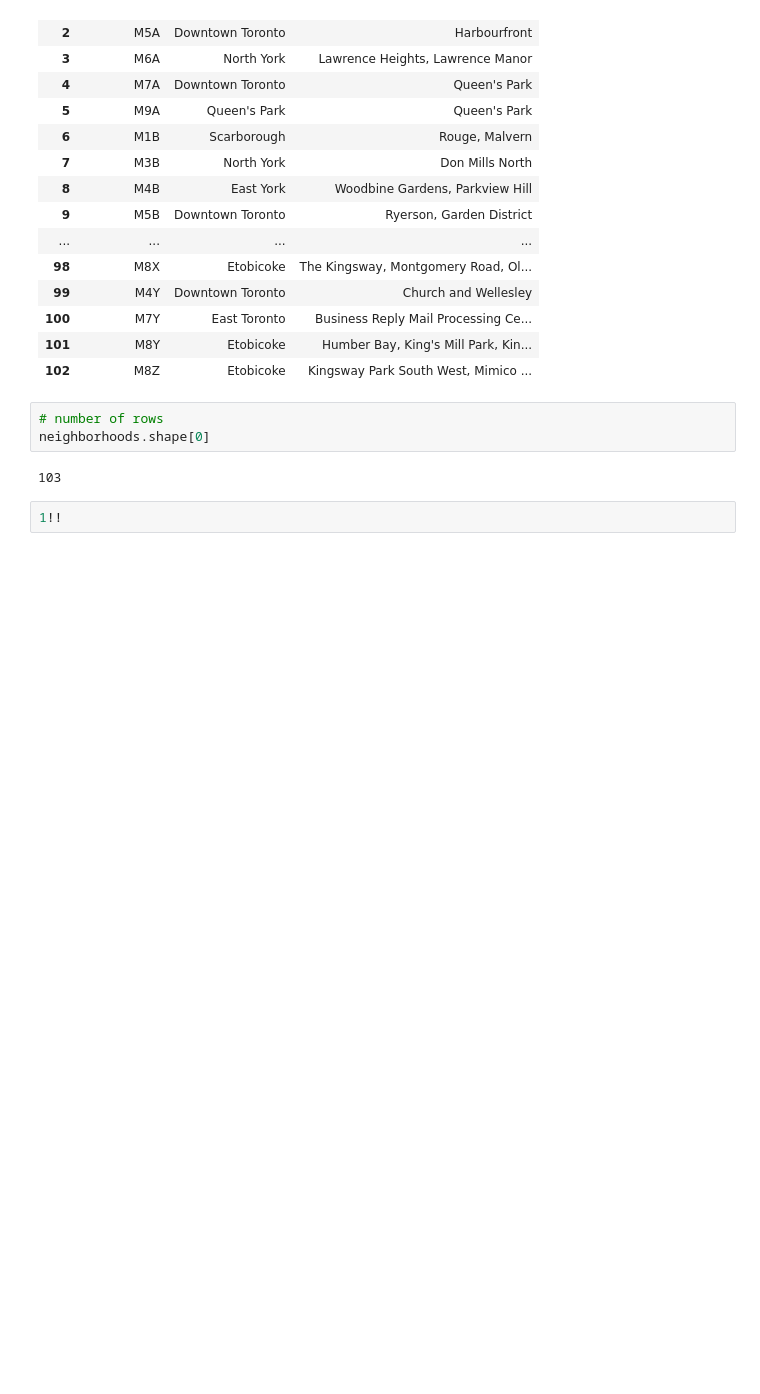
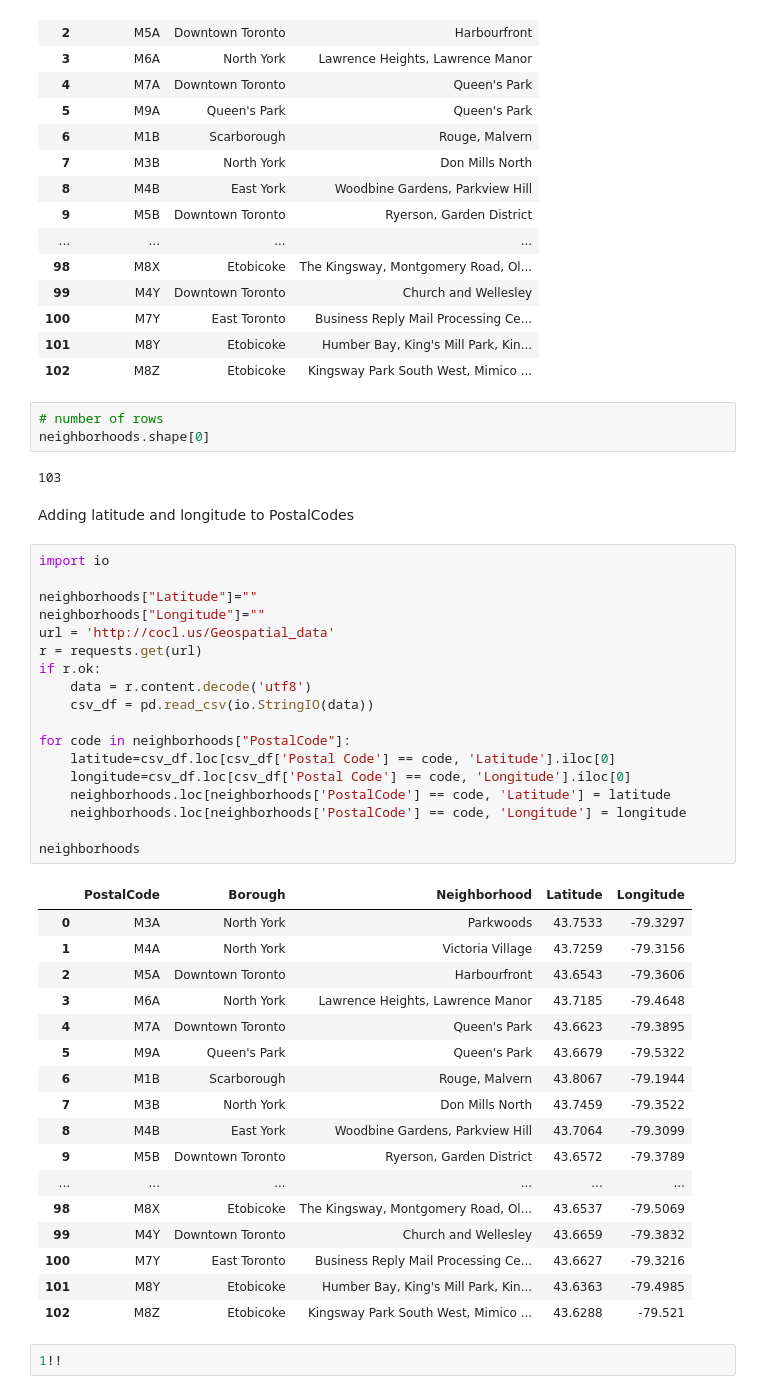
Before and after one commit to Apoo7700/toronto-neighborhood-analysis, a Jupyter notebook: Toronto_neighborhood.ipynb, the cells around one changed output. Drawn from its saved outputs; the diff is of its cells as text; blank space fills up the shorter version.

Commit message:
added latitude and longitude

```diff
--- a/Toronto_neighborhood.ipynb
+++ b/Toronto_neighborhood.ipynb
@@ -87,5 +87,43 @@ neighborhoods
 neighborhoods.shape[0]
 # %% [output]
 103
+# %% [markdown]
+Adding latitude and longitude to PostalCodes
+# %%
+import io
+
+neighborhoods["Latitude"]=""
+neighborhoods["Longitude"]=""
+url = 'http://cocl.us/Geospatial_data'
+r = requests.get(url)
+if r.ok:
+    data = r.content.decode('utf8')
+    csv_df = pd.read_csv(io.StringIO(data))
+
+for code in neighborhoods["PostalCode"]:
+    latitude=csv_df.loc[csv_df['Postal Code'] == code, 'Latitude'].iloc[0]
+    longitude=csv_df.loc[csv_df['Postal Code'] == code, 'Longitude'].iloc[0]
+    neighborhoods.loc[neighborhoods['PostalCode'] == code, 'Latitude'] = latitude
+    neighborhoods.loc[neighborhoods['PostalCode'] == code, 'Longitude'] = longitude
+
+neighborhoods
+# %% [output]
+|  | PostalCode | Borough | Neighborhood | Latitude | Longitude |
+| 0 | M3A | North York | Parkwoods | 43.7533 | -79.3297 |
+| 1 | M4A | North York | Victoria Village | 43.7259 | -79.3156 |
+| 2 | M5A | Downtown Toronto | Harbourfront | 43.6543 | -79.3606 |
+| 3 | M6A | North York | Lawrence Heights, Lawrence Manor | 43.7185 | -79.4648 |
+| 4 | M7A | Downtown Toronto | Queen's Park | 43.6623 | -79.3895 |
+| 5 | M9A | Queen's Park | Queen's Park | 43.6679 | -79.5322 |
+| 6 | M1B | Scarborough | Rouge, Malvern | 43.8067 | -79.1944 |
+| 7 | M3B | North York | Don Mills North | 43.7459 | -79.3522 |
+| 8 | M4B | East York | Woodbine Gardens, Parkview Hill | 43.7064 | -79.3099 |
+| 9 | M5B | Downtown Toronto | Ryerson, Garden District | 43.6572 | -79.3789 |
+| ... | ... | ... | ... | ... | ... |
+| 98 | M8X | Etobicoke | The Kingsway, Montgomery Road, Ol... | 43.6537 | -79.5069 |
+| 99 | M4Y | Downtown Toronto | Church and Wellesley | 43.6659 | -79.3832 |
+| 100 | M7Y | East Toronto | Business Reply Mail Processing Ce... | 43.6627 | -79.3216 |
+| 101 | M8Y | Etobicoke | Humber Bay, King's Mill Park, Kin... | 43.6363 | -79.4985 |
+| 102 | M8Z | Etobicoke | Kingsway Park South West, Mimico ... | 43.6288 | -79.521 |
 # %%
 1!!
```
